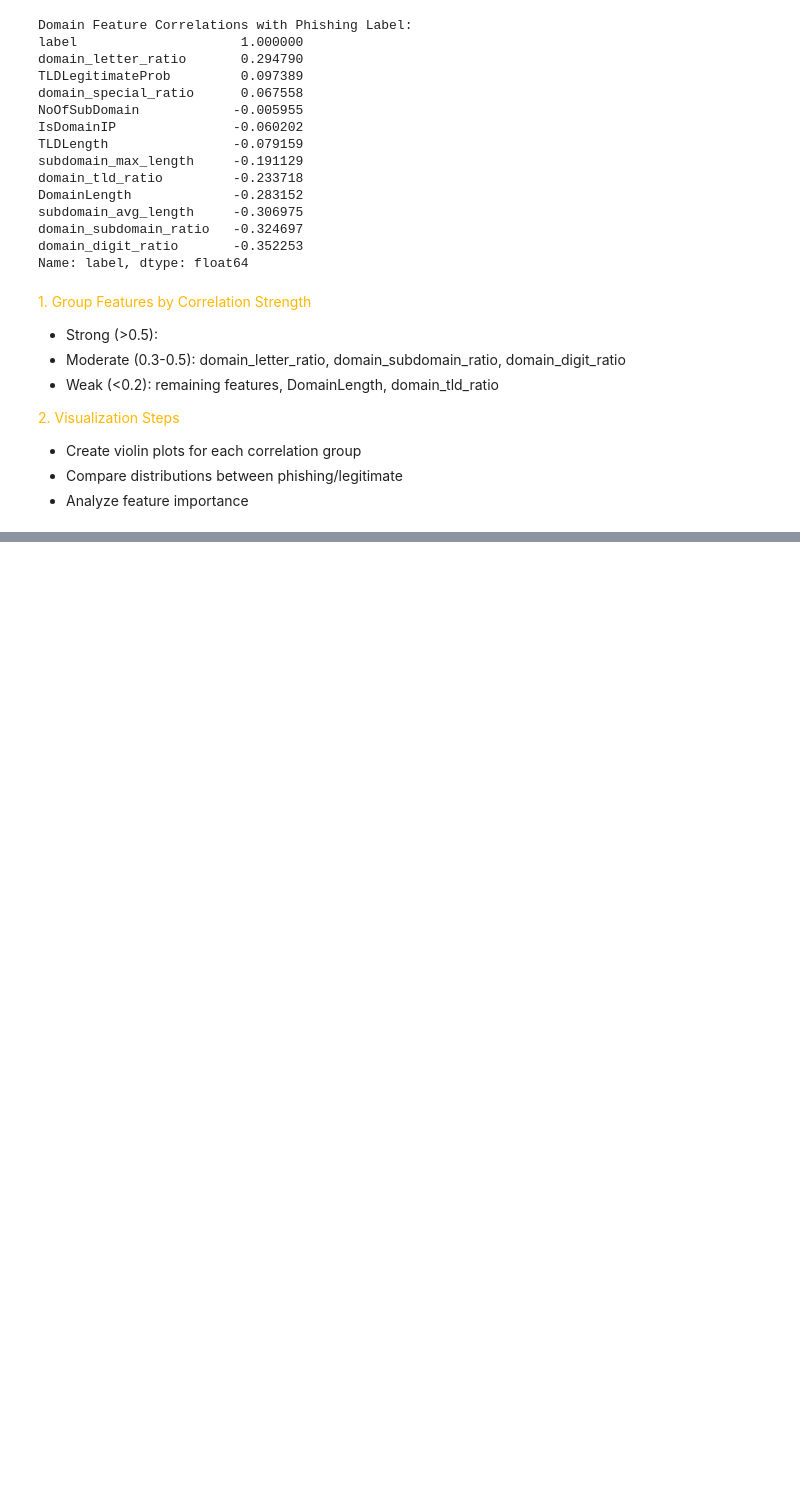
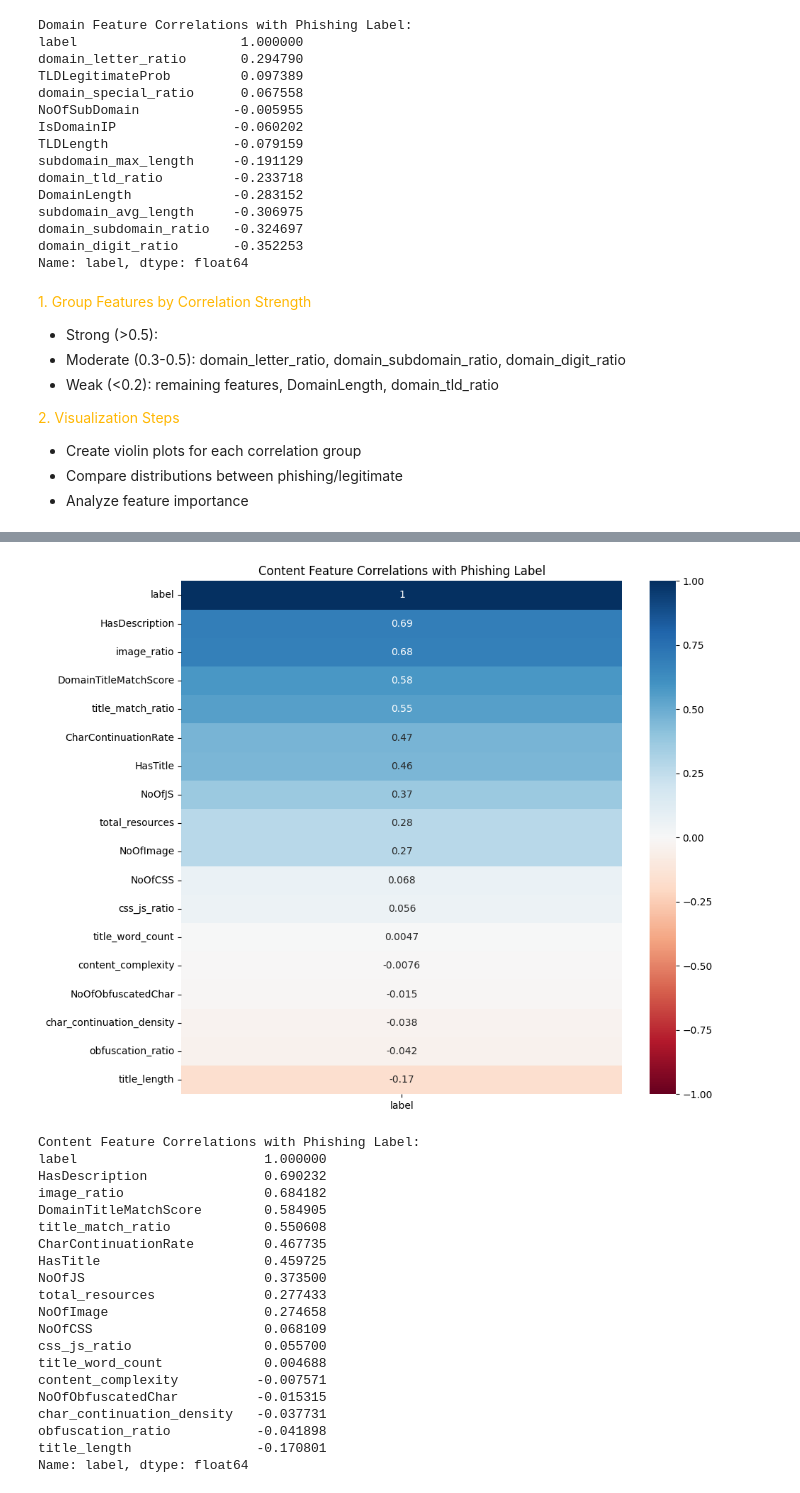
Before and after one commit to gjh0239/AITT-Assignment, a Jupyter notebook: Assignment/Assignment.ipynb, the cells around one changed output, grey strips where cells are left out. Drawn from its saved outputs; the diff is of its cells as text; code cells hidden in the pictures; blank space fills up the shorter version.

Commit message:
End-of-Day Update: Content and Security Feature Engineering

```diff
--- a/Assignment/Assignment.ipynb
+++ b/Assignment/Assignment.ipynb
@@ -1944,0 +2293,80 @@ From observations, it seems that `domain_digit_ratio` is unsuitable for use late
+# %%
+def analyze_content_correlations(df):
+	"""
+	Analyze and visualize correlations between content features and phishing label.
+
+	Parameters:
+	-----------
+	df : pandas.DataFrame
+		DataFrame containing URL and content features with phishing labels
+
+	Returns:
+	--------
+	pandas.Series
+		Sorted correlations between content features and phishing label
+	"""
+
+	# Define key content-related features
+	content_features = [
+		# Title-related features
+		'title_length', 'title_word_count', 'title_match_ratio',
+		'DomainTitleMatchScore', 'HasTitle',
+
+		# Resource-related features
+		'total_resources', 'image_ratio', 'css_js_ratio',
+		'NoOfImage', 'NoOfCSS', 'NoOfJS',
+
+		# Content characteristics
+		'obfuscation_ratio', 'char_continuation_density',
+		'content_complexity', 'CharContinuationRate',
+		'NoOfObfuscatedChar', 'HasDescription'
+	]
+
+	# Calculate and sort correlations with label
+	correlations = (df[content_features + ['label']]
+				   .corr()['label']
+				   .sort_values(ascending=False))
+
+	# Visualize correlation heatmap
+	plt.figure(figsize=(10, 8))
+	sns.heatmap(
+		df[content_features + ['label']]
+		.corr()[['label']]
+		.sort_values(by='label', ascending=False),
+		annot=True,
+		cmap='RdBu',
+		vmin=-1,
+		vmax=1
+	)
+	plt.title('Content Feature Correlations with Phishing Label')
+	plt.tight_layout()
+	plt.show()
+
+	return correlations
+
+# Execute correlation analysis
+content_correlations = analyze_content_correlations(df)
+print("\nContent Feature Correlations with Phishing Label:")
+print(content_correlations)
+# %% [output]
+[figure, added]
+Content Feature Correlations with Phishing Label:
+label                        1.000000
+HasDescription               0.690232
+image_ratio                  0.684182
+DomainTitleMatchScore        0.584905
+title_match_ratio            0.550608
+CharContinuationRate         0.467735
+HasTitle                     0.459725
+NoOfJS                       0.373500
+total_resources              0.277433
+NoOfImage                    0.274658
+NoOfCSS                      0.068109
+css_js_ratio                 0.055700
+title_word_count             0.004688
+content_complexity          -0.007571
+NoOfObfuscatedChar          -0.015315
+char_continuation_density   -0.037731
+obfuscation_ratio           -0.041898
+title_length                -0.170801
+Name: label, dtype: float64
```
Also changed, not shown: parts of 25 cells of this notebook.
